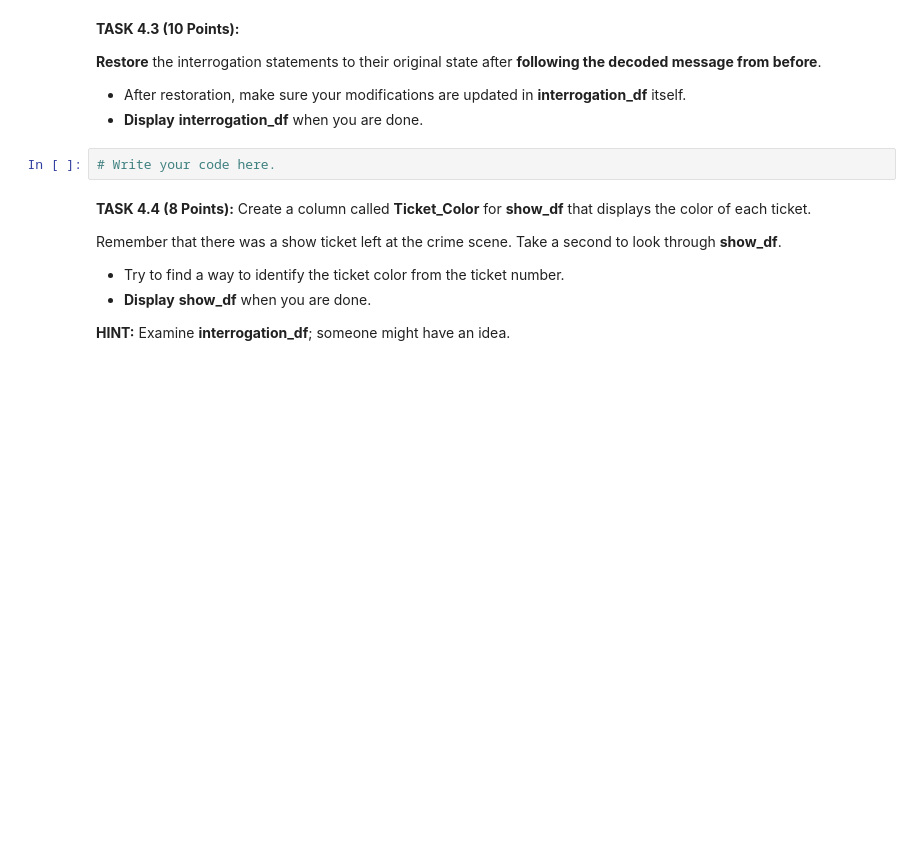
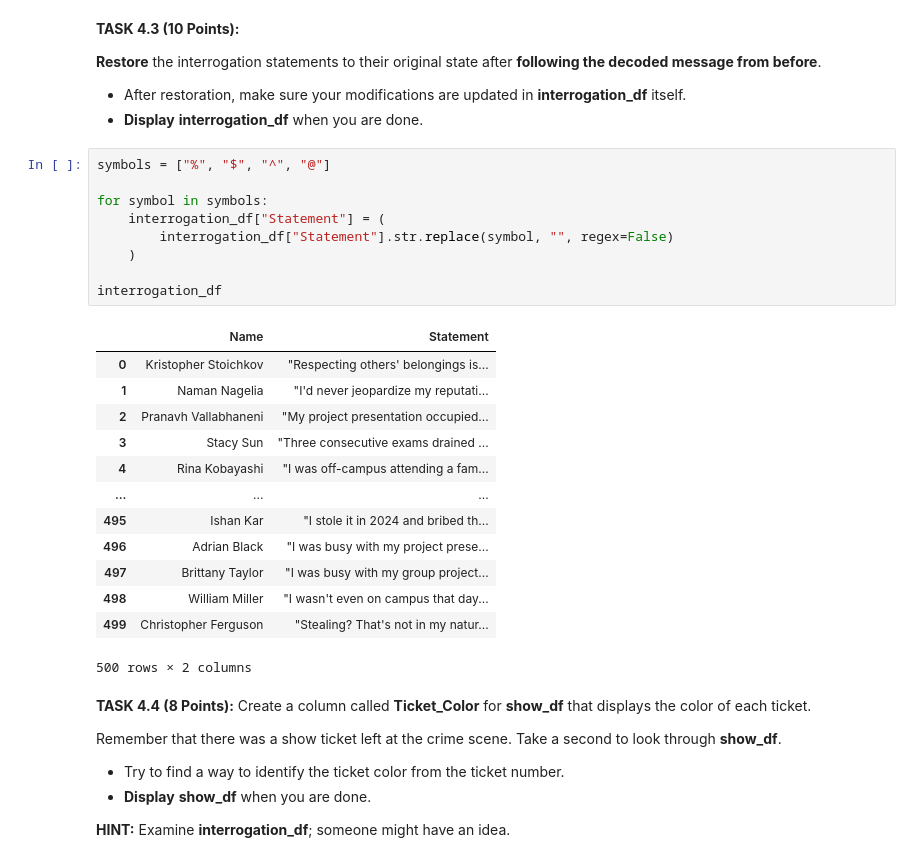
Before and after one commit to yohanbh/cmsc320, a Jupyter notebook: homework2/CMSC320_HW2_Summer_I_2026.ipynb, the cells around one changed output. Cells and saved outputs as stored; diff of their text form; blank space fills up the shorter version.

```diff
--- a/homework2/CMSC320_HW2_Summer_I_2026.ipynb
+++ b/homework2/CMSC320_HW2_Summer_I_2026.ipynb
@@ -451,8 +541,29 @@ Find what **Alan Turing** has to say:
 **Restore** the interrogation statements to their original state after **following the decoded message from before**.
 - After restoration, make sure your modifications are updated in **interrogation_df** itself.
 - **Display** **interrogation_df** when you are done.
-# %%
-# Write your code here.
+# %%
+symbols = ["%", "$", "^", "@"]
+
+for symbol in symbols:
+    interrogation_df["Statement"] = (
+        interrogation_df["Statement"].str.replace(symbol, "", regex=False)
+    )
+
+interrogation_df
+# %% [output]
+|  | Name | Statement |
+| 0 | Kristopher Stoichkov | "Respecting others' belongings is... |
+| 1 | Naman Nagelia | "I'd never jeopardize my reputati... |
+| 2 | Pranavh Vallabhaneni | "My project presentation occupied... |
+| 3 | Stacy Sun | "Three consecutive exams drained ... |
+| 4 | Rina Kobayashi | "I was off-campus attending a fam... |
+| ... | ... | ... |
+| 495 | Ishan Kar | "I stole it in 2024 and bribed th... |
+| 496 | Adrian Black | "I was busy with my project prese... |
+| 497 | Brittany Taylor | "I was busy with my group project... |
+| 498 | William Miller | "I wasn't even on campus that day... |
+| 499 | Christopher Ferguson | "Stealing? That's not in my natur... |
+500 rows × 2 columns
 # %% [markdown]
 
 **TASK 4.4 (8 Points):** Create a column called **Ticket_Color** for **show_df** that displays the color of each ticket.
```
Also changed, not shown: parts of 15 cells of this notebook.
